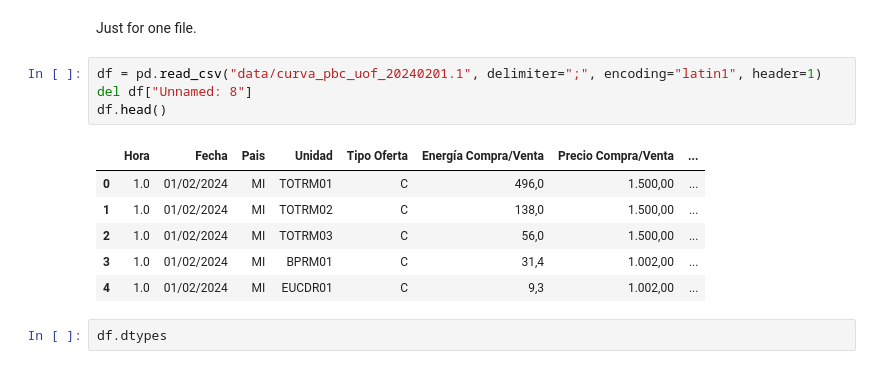
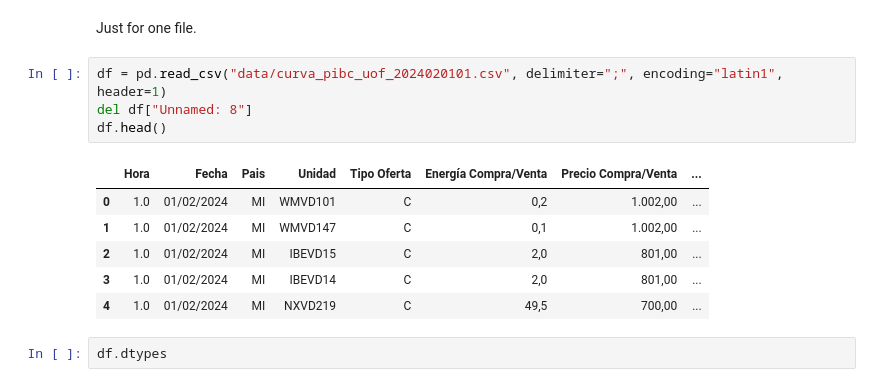
Before and after one commit to joseluissanchezr/analisis_datos, a Jupyter notebook: Grupo_3/data_cleaning.ipynb, the cells around one changed output. Cells and saved outputs as stored; diff of their text form.

Commit message:
Data_cleaning_over

```diff
--- a/Grupo_3/data_cleaning.ipynb
+++ b/Grupo_3/data_cleaning.ipynb
@@ -18,16 +13,16 @@ Mainly 3 things to do :
 # %% [markdown]
 Just for one file.
 # %%
-df = pd.read_csv("data/curva_pbc_uof_20240201.1", delimiter=";", encoding="latin1", header=1)
+df = pd.read_csv("data/curva_pibc_uof_2024020101.csv", delimiter=";", encoding="latin1", header=1)
 del df["Unnamed: 8"]
 df.head()
 # %% [output]
 |  | Hora | Fecha | Pais | Unidad | Tipo Oferta | Energía Compra/Venta | Precio Compra/Venta | ... |
-| 0 | 1.0 | 01/02/2024 | MI | TOTRM01 | C | 496,0 | 1.500,00 | ... |
-| 1 | 1.0 | 01/02/2024 | MI | TOTRM02 | C | 138,0 | 1.500,00 | ... |
-| 2 | 1.0 | 01/02/2024 | MI | TOTRM03 | C | 56,0 | 1.500,00 | ... |
-| 3 | 1.0 | 01/02/2024 | MI | BPRM01 | C | 31,4 | 1.002,00 | ... |
-| 4 | 1.0 | 01/02/2024 | MI | EUCDR01 | C | 9,3 | 1.002,00 | ... |
+| 0 | 1.0 | 01/02/2024 | MI | WMVD101 | C | 0,2 | 1.002,00 | ... |
+| 1 | 1.0 | 01/02/2024 | MI | WMVD147 | C | 0,1 | 1.002,00 | ... |
+| 2 | 1.0 | 01/02/2024 | MI | IBEVD15 | C | 2,0 | 801,00 | ... |
+| 3 | 1.0 | 01/02/2024 | MI | IBEVD14 | C | 2,0 | 801,00 | ... |
+| 4 | 1.0 | 01/02/2024 | MI | NXVD219 | C | 49,5 | 700,00 | ... |
 # %%
 df.dtypes
 # %% [output]
```
Also changed, not shown: parts of 29 cells of this notebook, 11 other files.
